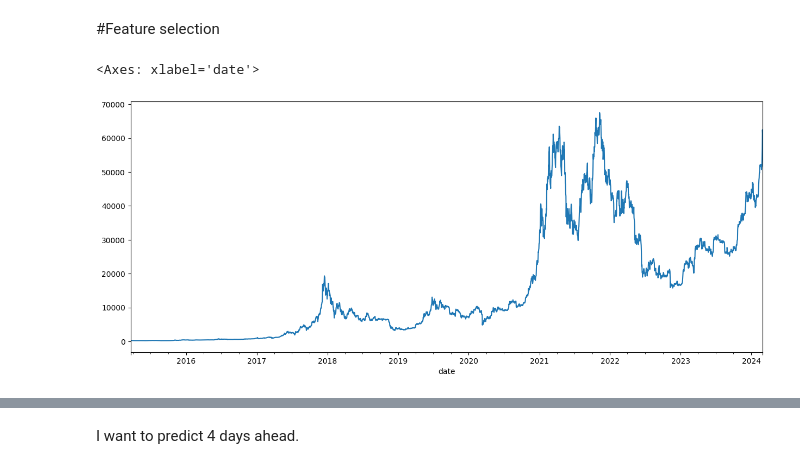
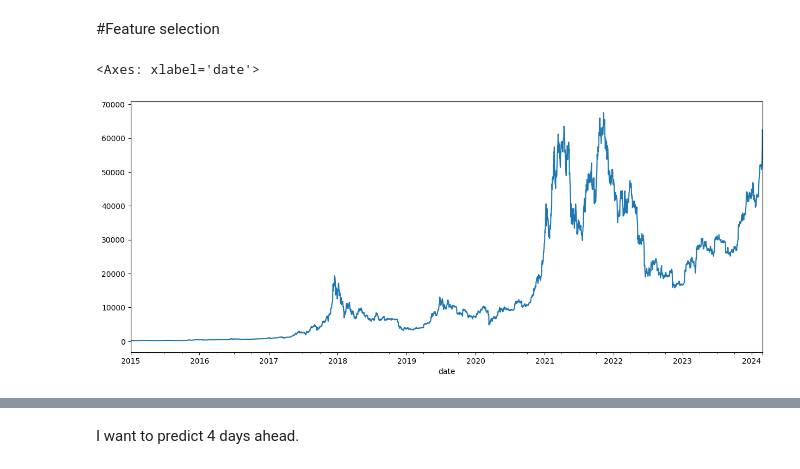
Before and after one commit to Giuseppe31-s/Crypto-Analytics, a Jupyter notebook: notebooks/CA_2 - Data Analytics Explore.ipynb, the cells around one changed output, grey strips where cells are left out. Cells and saved outputs as stored; diff of their text form; code cells hidden in the pictures.

```diff
--- a/notebooks/CA_2 - Data Analytics Explore.ipynb
+++ b/notebooks/CA_2 - Data Analytics Explore.ipynb
@@ -74,8 +28,8 @@ df_features_indicators_not_null
 # %% [markdown]
 #Feature selection
 # %%
-df_features_indicators_not_null.set_index("date").last_close.plot(figsize = (15,6))
+df.set_index("date").last_close.plot(figsize = (15,6))
 # %% [output]
 <Axes: xlabel='date'>
-[figure, old version]
+[figure, new version]
 # %%
```
Also changed, not shown: parts of 69 cells of this notebook, 2 other files.
